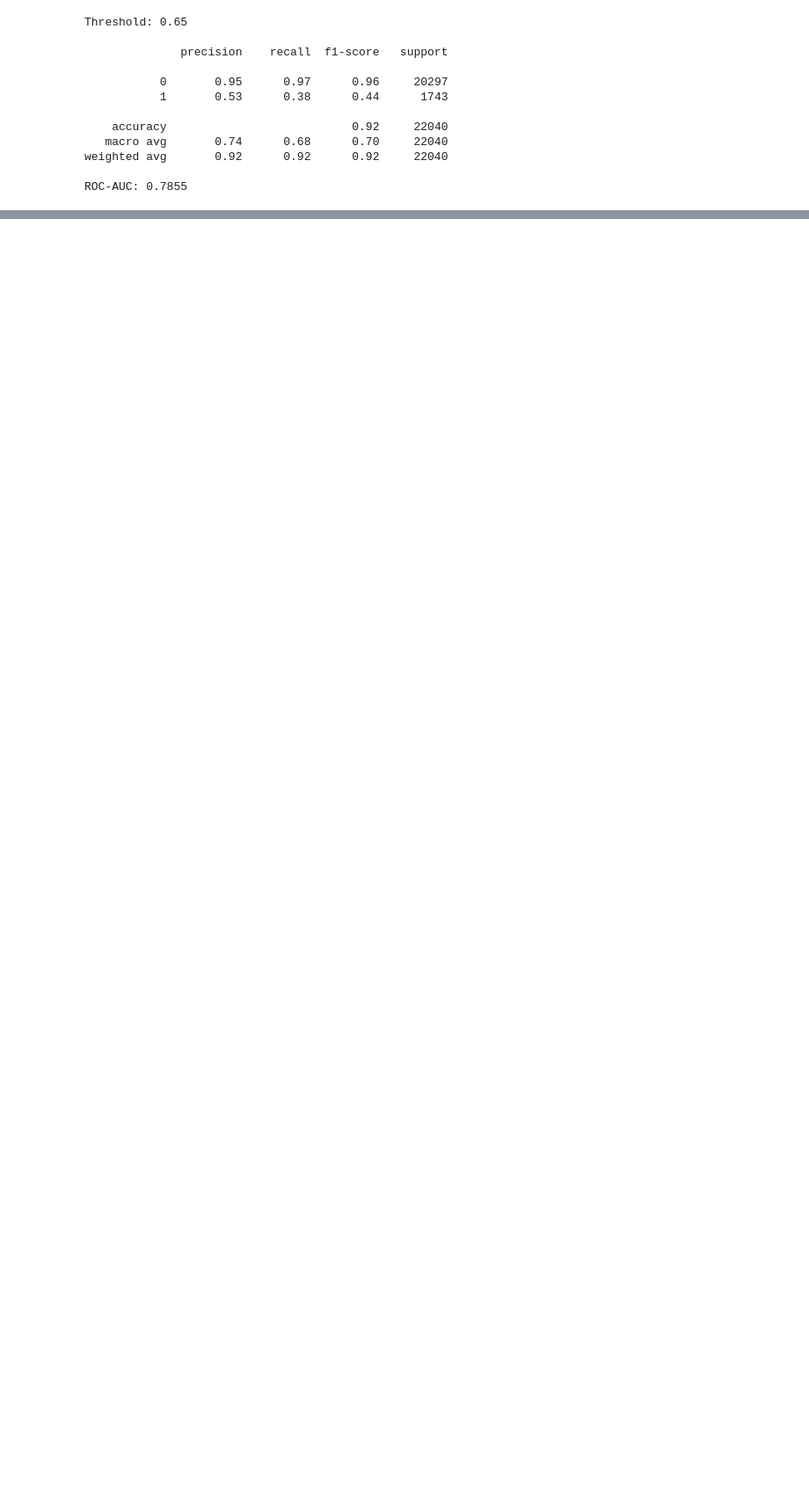
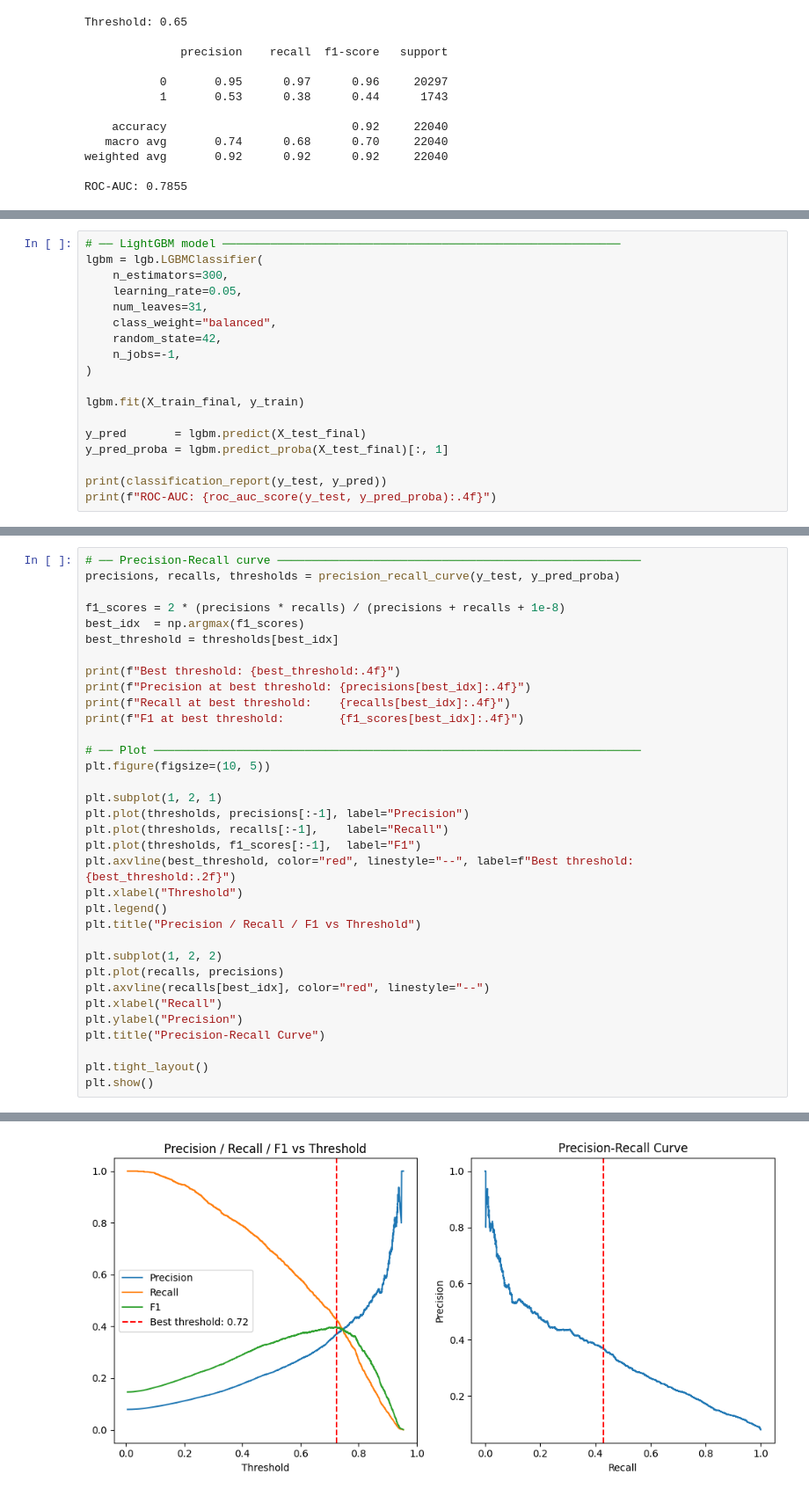
Before and after one commit to Gabverz/Logistics_optimizer, a Jupyter notebook: modeling_logistics.ipynb, the cells around one changed output, grey strips where cells are left out. Shown at 88% size. Cells and saved outputs as stored; diff of their text form; blank space fills up the shorter version.

Commit message:
feat: modelling executed with new features and without data leakage.

```diff
--- a/modeling_logistics.ipynb
+++ b/modeling_logistics.ipynb
@@ -779,0 +914,18 @@ df_raw index matches df: True
+# %%
+# ── LightGBM model ──────────────────────────────────────────────────────────
+lgbm = lgb.LGBMClassifier(
+    n_estimators=300,
+    learning_rate=0.05,
+    num_leaves=31,
+    class_weight="balanced",
+    random_state=42,
+    n_jobs=-1,
+)
+
+lgbm.fit(X_train_final, y_train)
+
+y_pred       = lgbm.predict(X_test_final)
+y_pred_proba = lgbm.predict_proba(X_test_final)[:, 1]
+
+print(classification_report(y_test, y_pred))
+print(f"ROC-AUC: {roc_auc_score(y_test, y_pred_proba):.4f}")
@@ -779,0 +943,35 @@ df_raw index matches df: True
+# %%
+# ── Precision-Recall curve ─────────────────────────────────────────────────────
+precisions, recalls, thresholds = precision_recall_curve(y_test, y_pred_proba)
+
+f1_scores = 2 * (precisions * recalls) / (precisions + recalls + 1e-8)
+best_idx  = np.argmax(f1_scores)
+best_threshold = thresholds[best_idx]
+
+print(f"Best threshold: {best_threshold:.4f}")
+print(f"Precision at best threshold: {precisions[best_idx]:.4f}")
+print(f"Recall at best threshold:    {recalls[best_idx]:.4f}")
+print(f"F1 at best threshold:        {f1_scores[best_idx]:.4f}")
+
+# ── Plot ───────────────────────────────────────────────────────────────────────
+plt.figure(figsize=(10, 5))
+
+plt.subplot(1, 2, 1)
+plt.plot(thresholds, precisions[:-1], label="Precision")
+plt.plot(thresholds, recalls[:-1],    label="Recall")
+plt.plot(thresholds, f1_scores[:-1],  label="F1")
+plt.axvline(best_threshold, color="red", linestyle="--", label=f"Best threshold: {best_threshold:.2f}")
+plt.xlabel("Threshold")
+plt.legend()
+plt.title("Precision / Recall / F1 vs Threshold")
+
+plt.subplot(1, 2, 2)
+plt.plot(recalls, precisions)
+plt.axvline(recalls[best_idx], color="red", linestyle="--")
+plt.xlabel("Recall")
+plt.ylabel("Precision")
+plt.title("Precision-Recall Curve")
+
+plt.tight_layout()
+plt.show()
+# %% [output]
@@ -779,0 +982 @@ df_raw index matches df: True
+[figure, added]
```
Also changed, not shown: parts of 27 cells of this notebook.
